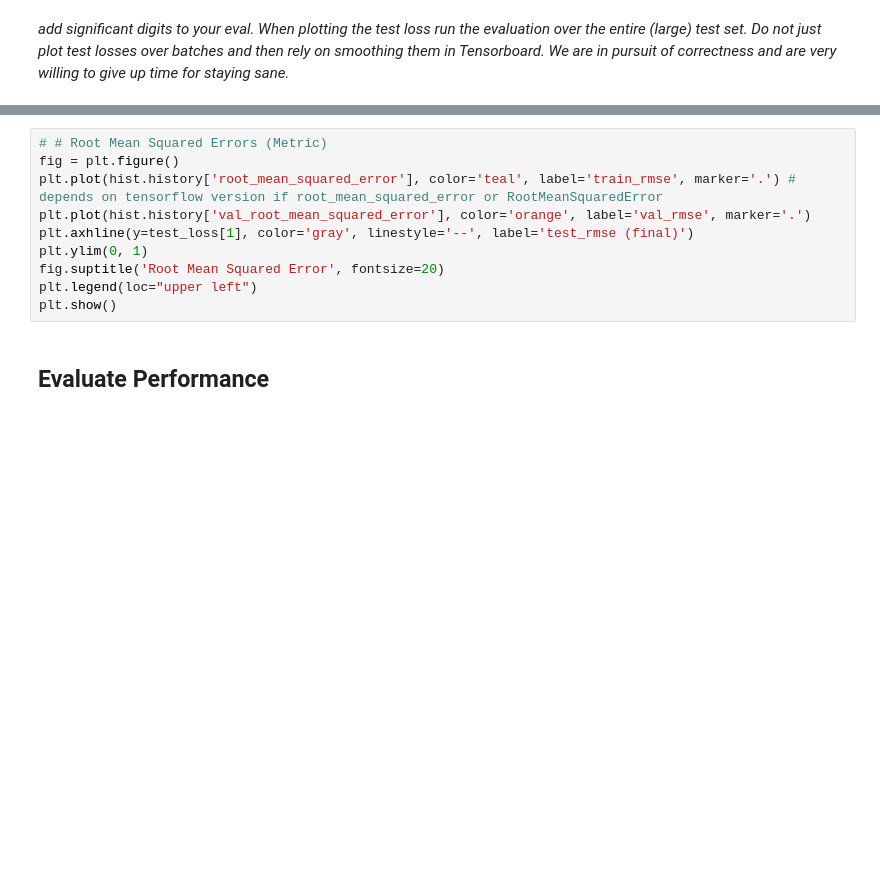
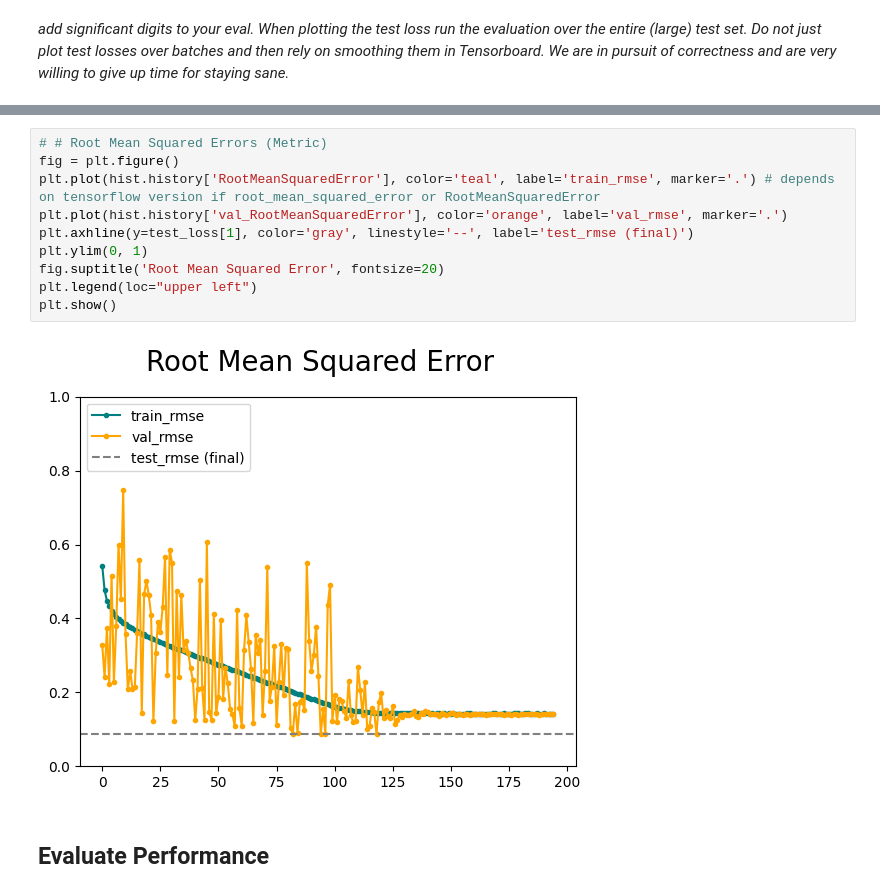
Before and after one commit to JannesGitHub/SDAS-Prediction-CV, a Jupyter notebook: notebooks_CNN/ResNet_SDAS_Prediction_Pipeline.ipynb, the cells around one changed output, grey strips where cells are left out. Drawn from its saved outputs; the diff is of its cells as text; blank space fills up the shorter version.

```diff
--- a/notebooks_CNN/ResNet_SDAS_Prediction_Pipeline.ipynb
+++ b/notebooks_CNN/ResNet_SDAS_Prediction_Pipeline.ipynb
@@ -516,13 +529,15 @@ plt.show()
 # %%
 # # Root Mean Squared Errors (Metric)
 fig = plt.figure()
-plt.plot(hist.history['root_mean_squared_error'], color='teal', label='train_rmse', marker='.') # depends on tensorflow version if root_mean_squared_error or RootMeanSquaredError
-plt.plot(hist.history['val_root_mean_squared_error'], color='orange', label='val_rmse', marker='.')
+plt.plot(hist.history['RootMeanSquaredError'], color='teal', label='train_rmse', marker='.') # depends on tensorflow version if root_mean_squared_error or RootMeanSquaredError
+plt.plot(hist.history['val_RootMeanSquaredError'], color='orange', label='val_rmse', marker='.')
 plt.axhline(y=test_loss[1], color='gray', linestyle='--', label='test_rmse (final)')
 plt.ylim(0, 1)
 fig.suptitle('Root Mean Squared Error', fontsize=20)
 plt.legend(loc="upper left")
 plt.show()
+# %% [output]
+[figure, added]
 # %% [markdown]
 ## Evaluate Performance
 # %% [markdown]
```
Also changed, not shown: parts of 18 cells of this notebook, 2 other files.
